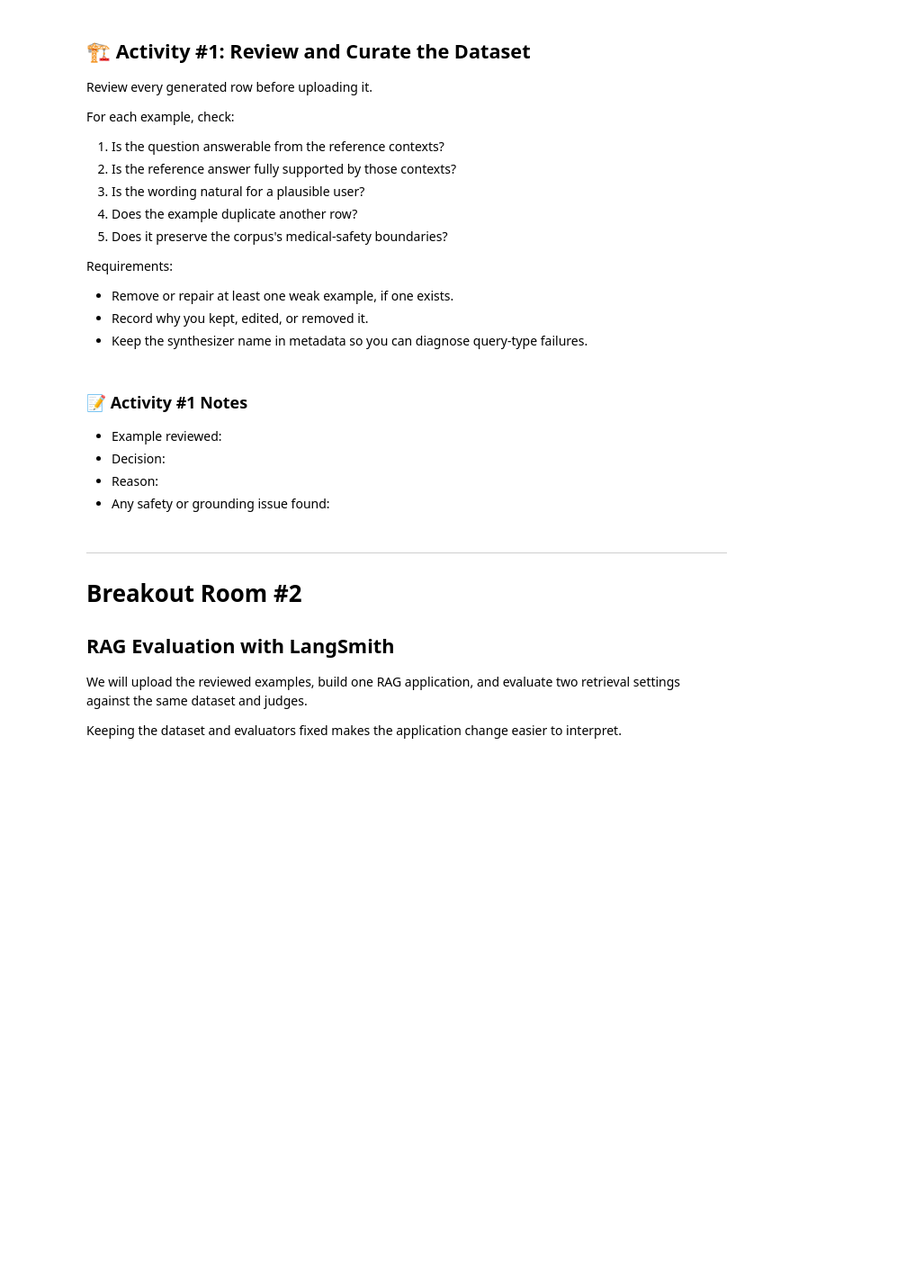
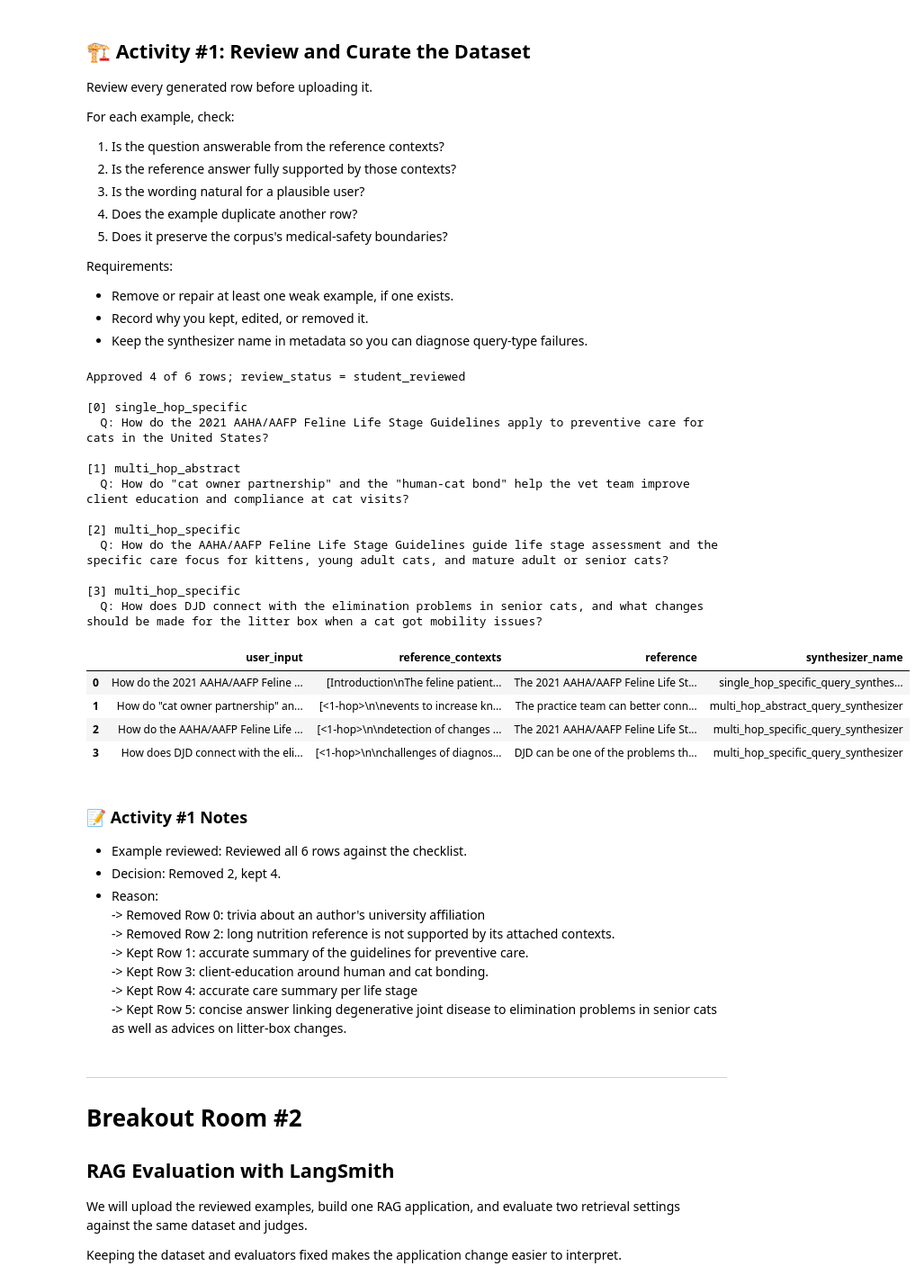
Before and after one commit to areverything/AIECV1.0, a Jupyter notebook: 05_Synthetic_Data_Generation_for_RAG_Evals/01_Cat_Health_Synthetic_Data_Generation_Ragas_LangSmith.ipynb, the cells around one changed output. Shown at 90% size. Cells and saved outputs as stored; diff of their text form; code cells hidden in the pictures; blank space fills up the shorter version.

```diff
--- a/05_Synthetic_Data_Generation_for_RAG_Evals/01_Cat_Health_Synthetic_Data_Generation_Ragas_LangSmith.ipynb
+++ b/05_Synthetic_Data_Generation_for_RAG_Evals/01_Cat_Health_Synthetic_Data_Generation_Ragas_LangSmith.ipynb
@@ -659,33 +734,63 @@ Requirements:
 # %%
 # Activity #1 workspace
 #
-# Start with every generated example. Replace this with your reviewed subset.
+# Manual curation of the 6-row set
 approved_testset_df = testset_df.copy()
-review_status = "review_required"
 
-# Examples:
-# approved_testset_df = testset_df.drop(index=[2]).reset_index(drop=True)
-# approved_testset_df.loc[0, "user_input"] = "Your clearer question"
-# approved_testset_df.loc[0, "reference"] = "Your reviewed reference answer"
-# review_status = "student_reviewed"
+# DROP — the two weak rows:
+#   0: author-affiliation trivia, not cat-health guidance
+#   2: long nutrition reference not supported by its contexts (FIC + calorie-math chunks)
+drop_indices = [0, 2]
+
+# (Typos are Ragas query_style variations — left as-is, intentional.)
+approved_testset_df = approved_testset_df.drop(index=drop_indices).reset_index(drop=True)
+
+review_status = "student_reviewed"   # opens the Task 6 upload gate
+print(f"Approved {len(approved_testset_df)} of {len(testset_df)} rows; review_status = {review_status}")
+for i, r in approved_testset_df.iterrows():
+    print(f"\n[{i}] {r['synthesizer_name'].replace('_query_synthesizer','')}\n  Q: {r['user_input']}")
 
 display(
     approved_testset_df[
         [
             "user_input",
             "reference_contexts",
             "reference",
             "synthesizer_name",
         ]
     ]
 )
+# %% [output]
+Approved 4 of 6 rows; review_status = student_reviewed
+
+[0] single_hop_specific
+  Q: How do the 2021 AAHA/AAFP Feline Life Stage Guidelines apply to preventive care for cats in the United States?
+
+[1] multi_hop_abstract
+  Q: How do "cat owner partnership" and the "human-cat bond" help the vet team improve client education and compliance at cat visits?
+
+[2] multi_hop_specific
+  Q: How do the AAHA/AAFP Feline Life Stage Guidelines guide life stage assessment and the specific care focus for kittens, young adult cats, and mature adult or senior cats?
+
+[3] multi_hop_specific
+  Q: How does DJD connect with the elimination problems in senior cats, and what changes should be made for the litter box when a cat got mobility issues?
+|  | user_input | reference_contexts | reference | synthesizer_name |
+| 0 | How do the 2021 AAHA/AAFP Feline ... | [Introduction\nThe feline patient... | The 2021 AAHA/AAFP Feline Life St... | single_hop_specific_query_synthes... |
+| 1 | How do "cat owner partnership" an... | [<1-hop>\n\nevents to increase kn... | The practice team can better conn... | multi_hop_abstract_query_synthesizer |
+| 2 | How do the AAHA/AAFP Feline Life ... | [<1-hop>\n\ndetection of changes ... | The 2021 AAHA/AAFP Feline Life St... | multi_hop_specific_query_synthesizer |
+| 3 | How does DJD connect with the eli... | [<1-hop>\n\nchallenges of diagnos... | DJD can be one of the problems th... | multi_hop_specific_query_synthesizer |
 # %% [markdown]
 ### 📝 Activity #1 Notes
 
-- Example reviewed:
-- Decision:
+- Example reviewed: Reviewed all 6 rows against the checklist.
+- Decision: Removed 2, kept 4.
 - Reason:
-- Any safety or grounding issue found:
+-> Removed Row 0: trivia about an author's university affiliation
+-> Removed Row 2: long nutrition reference is not supported by its attached contexts.
+-> Kept Row 1: accurate summary of the guidelines for preventive care.
+-> Kept Row 3: client-education around human and cat bonding.
+-> Kept Row 4: accurate care summary per life stage
+-> Kept Row 5: concise answer linking degenerative joint disease to elimination problems in senior cats as well as advices on litter-box changes.
 # %% [markdown]
 ---
 # Breakout Room #2
```
Also changed, not shown: parts of 23 cells of this notebook.
